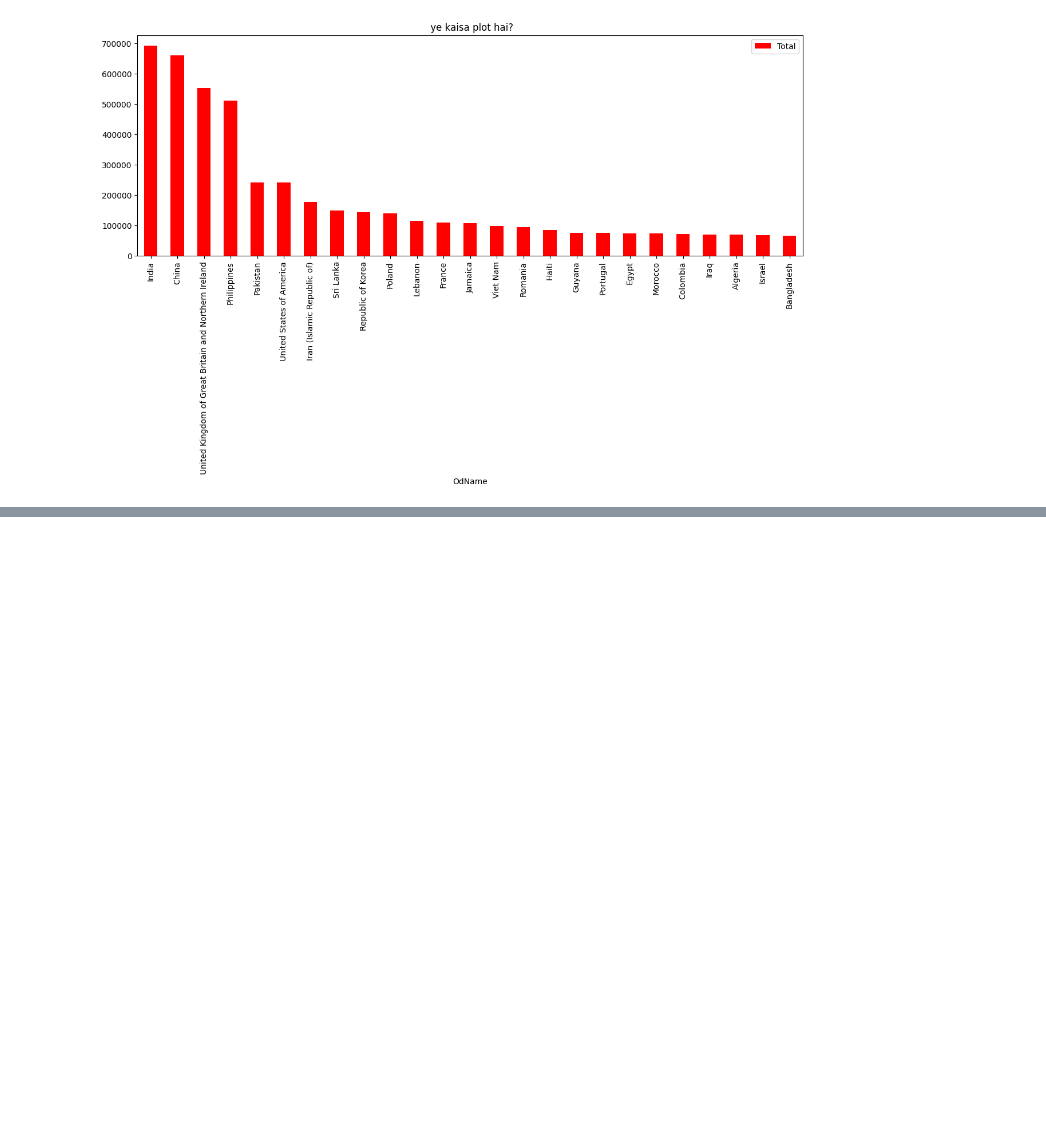
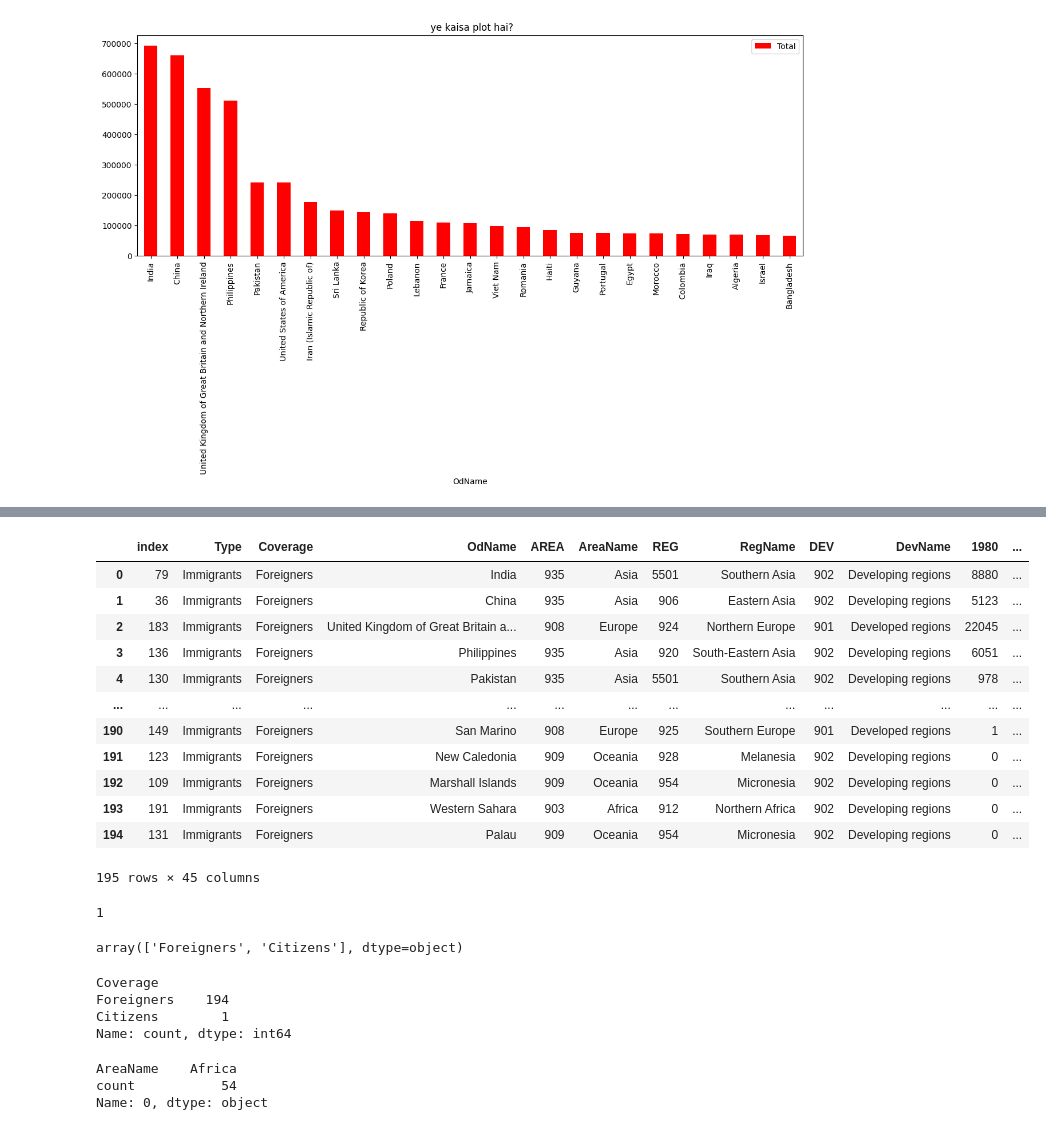
Before and after one commit to iamaanraza/pythonDS, a Jupyter notebook: pandas_basics/analysis.ipynb, the cells around one changed output, grey strips where cells are left out. Saved outputs shown, nothing was run; the diff lists cells and outputs as text; code cells hidden in the pictures; blank space fills up the shorter version.

```diff
--- a/pandas_basics/analysis.ipynb
+++ b/pandas_basics/analysis.ipynb
@@ -456,0 +509,38 @@ df[['OdName','Total']].head(25).plot(
+# %%
+df.reset_index()
+# %% [output]
+|  | index | Type | Coverage | OdName | AREA | AreaName | REG | RegName | DEV | DevName | 1980 | ... |
+| 0 | 79 | Immigrants | Foreigners | India | 935 | Asia | 5501 | Southern Asia | 902 | Developing regions | 8880 | ... |
+| 1 | 36 | Immigrants | Foreigners | China | 935 | Asia | 906 | Eastern Asia | 902 | Developing regions | 5123 | ... |
+| 2 | 183 | Immigrants | Foreigners | United Kingdom of Great Britain a... | 908 | Europe | 924 | Northern Europe | 901 | Developed regions | 22045 | ... |
+| 3 | 136 | Immigrants | Foreigners | Philippines | 935 | Asia | 920 | South-Eastern Asia | 902 | Developing regions | 6051 | ... |
+| 4 | 130 | Immigrants | Foreigners | Pakistan | 935 | Asia | 5501 | Southern Asia | 902 | Developing regions | 978 | ... |
+| ... | ... | ... | ... | ... | ... | ... | ... | ... | ... | ... | ... | ... |
+| 190 | 149 | Immigrants | Foreigners | San Marino | 908 | Europe | 925 | Southern Europe | 901 | Developed regions | 1 | ... |
+| 191 | 123 | Immigrants | Foreigners | New Caledonia | 909 | Oceania | 928 | Melanesia | 902 | Developing regions | 0 | ... |
+| 192 | 109 | Immigrants | Foreigners | Marshall Islands | 909 | Oceania | 954 | Micronesia | 902 | Developing regions | 0 | ... |
+| 193 | 191 | Immigrants | Foreigners | Western Sahara | 903 | Africa | 912 | Northern Africa | 902 | Developing regions | 0 | ... |
+| 194 | 131 | Immigrants | Foreigners | Palau | 909 | Oceania | 954 | Micronesia | 902 | Developing regions | 0 | ... |
+195 rows × 45 columns
+# %%
+df['Type'].nunique()
+# %% [output]
+1
+# %%
+df['Coverage'].unique()
+# %% [output]
+array(['Foreigners', 'Citizens'], dtype=object)
+# %%
+df['Coverage'].value_counts()
+# %% [output]
+Coverage
+Foreigners    194
+Citizens        1
+Name: count, dtype: int64
+# %%
+continent_count= df['AreaName'].value_counts()
+continent_count.reset_index().iloc[0]
+# %% [output]
+AreaName    Africa
+count           54
+Name: 0, dtype: object
```
Also changed, not shown: parts of 12 cells of this notebook.
